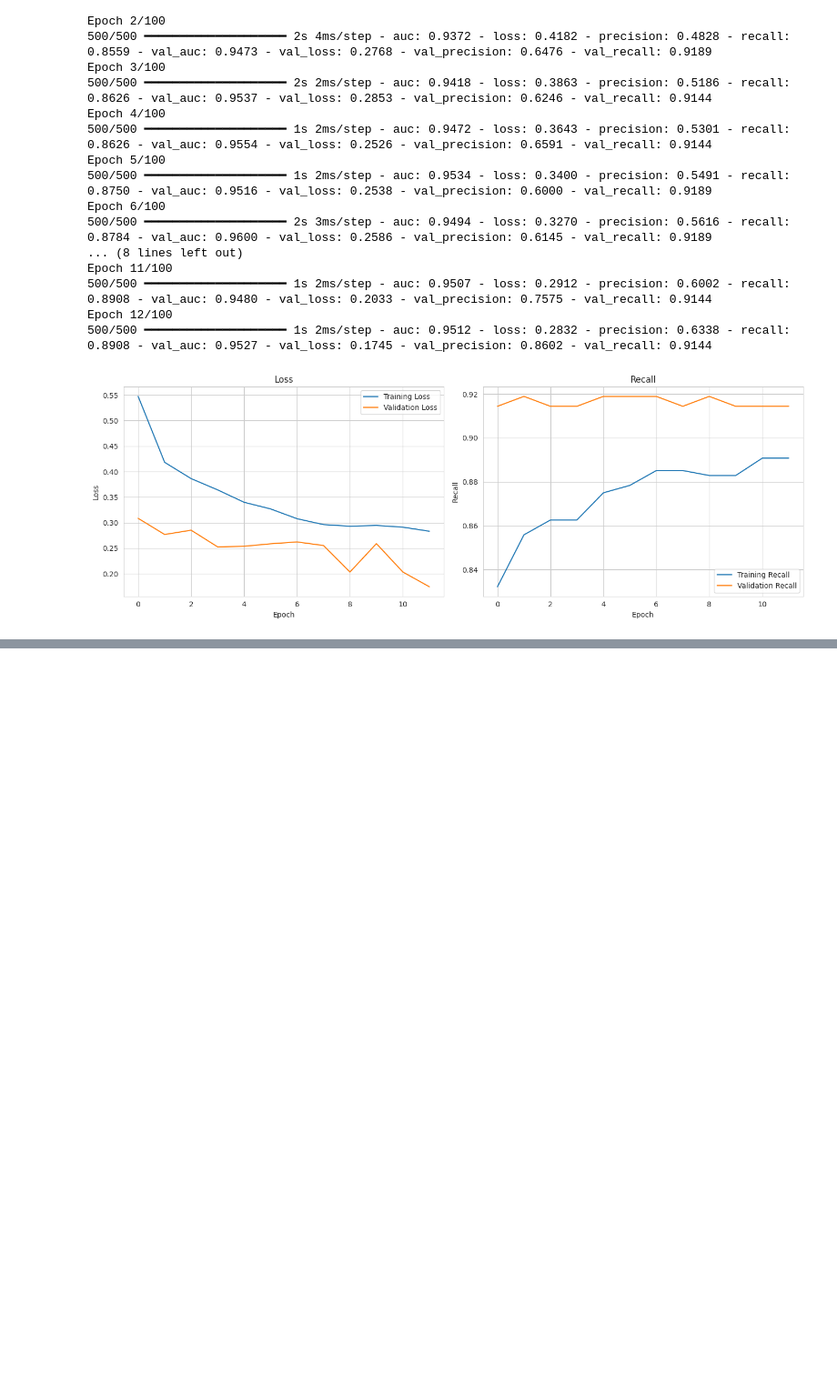
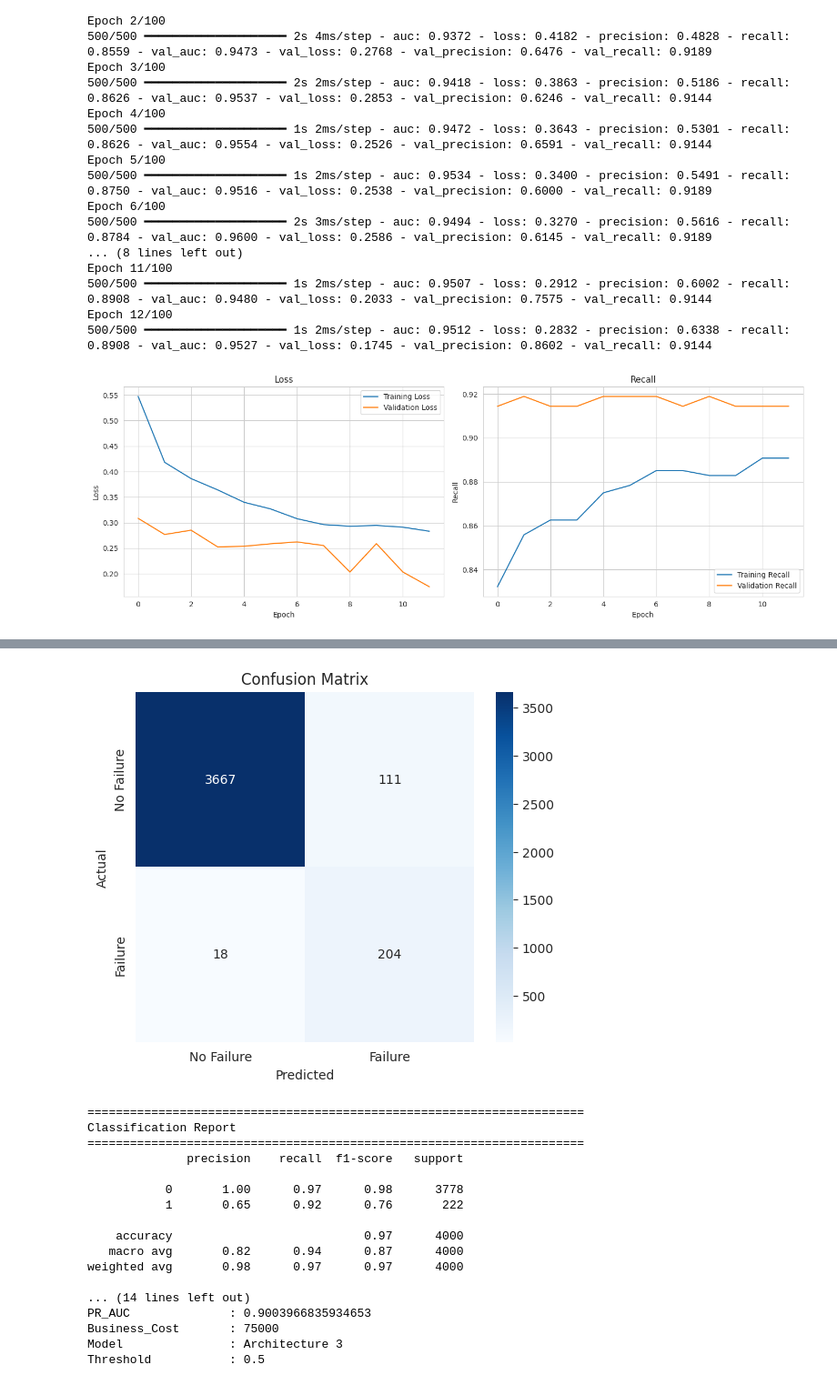
Before and after one commit to VandanaRaghunandan/ReneWind-Predictive-Maintenance, a Jupyter notebook: renewind.ipynb, the cells around one changed output, grey strips where cells are left out. Shown at 91% size. Drawn from its saved outputs; the diff is of its cells as text; code cells hidden in the pictures; blank space fills up the shorter version.

Commit message:
Evaluate Architecture 3 and update neural network comparison

```diff
--- a/renewind.ipynb
+++ b/renewind.ipynb
@@ -4482,0 +4514,67 @@ Epoch 12/100
+# %%
+# ==========================================================
+# Evaluate Architecture 3
+# ==========================================================
+
+# ----------------------------------------------------------
+# Step 1 : Predict Probabilities
+# ----------------------------------------------------------
+
+# Predict probabilities on the validation set
+y_prob_arch3 = model_arch3.predict(
+    X_val_scaled,
+    verbose=0
+).flatten()
+
+# ----------------------------------------------------------
+# Step 2 : Evaluate Model
+# ----------------------------------------------------------
+
+results_arch3 = evaluate_model(
+
+    y_true=y_val,
+
+    y_prob=y_prob_arch3,
+
+    threshold=0.50
+
+)
+
+# ----------------------------------------------------------
+# Step 3 : Store Additional Information
+# ----------------------------------------------------------
+
+results_arch3["Model"] = "Architecture 3"
+
+results_arch3["Threshold"] = 0.50
+
+# ----------------------------------------------------------
+# Step 4 : Display Results
+# ----------------------------------------------------------
+
+print("\n" + "=" * 75)
+print("Architecture 3 Results")
+print("=" * 75)
+
+for key, value in results_arch3.items():
+
+    print(f"{key:<20}: {value}")
+# %% [output]
+[figure, added]
+======================================================================
+Classification Report
+======================================================================
+              precision    recall  f1-score   support
+
+           0       1.00      0.97      0.98      3778
+           1       0.65      0.92      0.76       222
+
+    accuracy                           0.97      4000
+   macro avg       0.82      0.94      0.87      4000
+weighted avg       0.98      0.97      0.97      4000
+
+... (14 lines left out)
+PR_AUC              : 0.9003966835934653
+Business_Cost       : 75000
+Model               : Architecture 3
+Threshold           : 0.5
```
Also changed, not shown: parts of 4 cells of this notebook.
